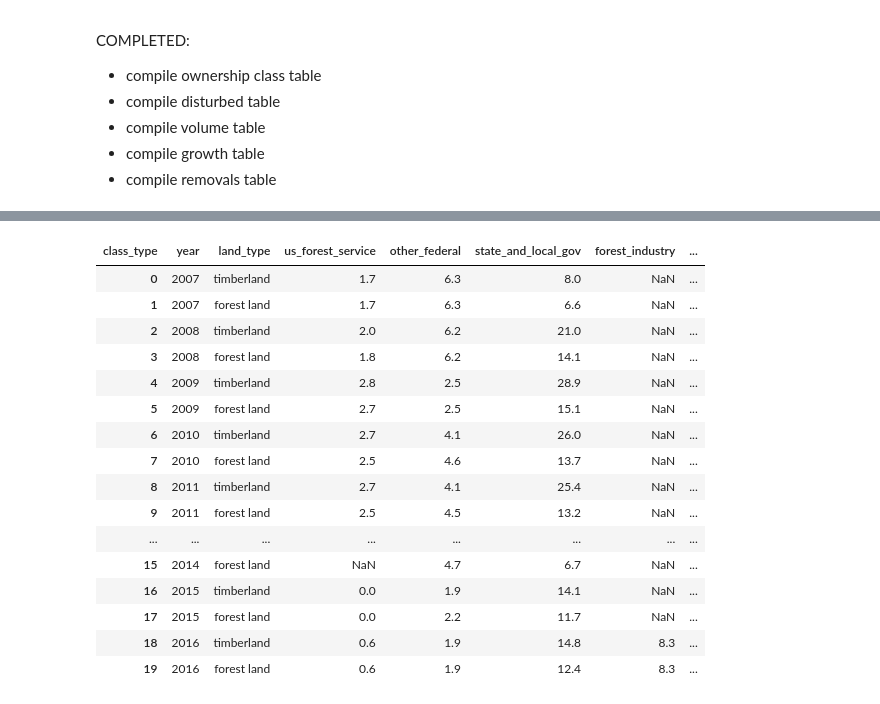
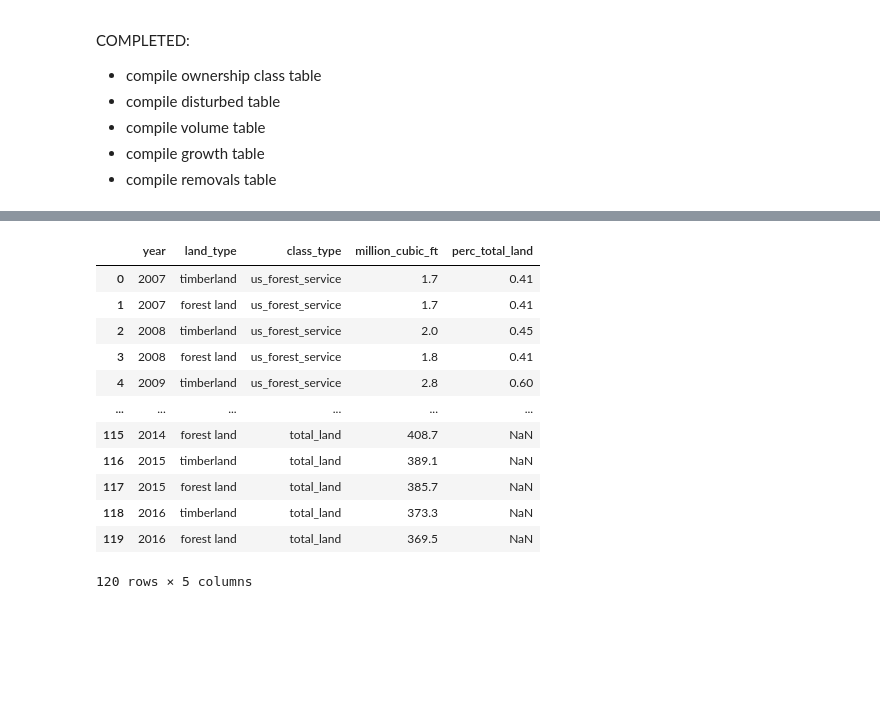
Before and after one commit to danileahacker/NSS-Capstone-Dani-Hacker, a Jupyter notebook: scripts/forests_cleaning.ipynb, the cells around one changed output, grey strips where cells are left out. Saved outputs shown, nothing was run; the diff lists cells and outputs as text; code cells hidden in the pictures; blank space fills up the shorter version.

```diff
--- a/scripts/forests_cleaning.ipynb
+++ b/scripts/forests_cleaning.ipynb
@@ -1539,50 +1567,54 @@ removal_2007.at[6, 'class_type']='other_federal'
 removal_2007.at[11, 'class_type']='state_and_local_gov'
 removal_2007.at[14, 'class_type']='nonindustrial_private'
 removal_2007.at[15, 'class_type']='total_land'
 removal_2007 = removal_2007.set_index('class_type')
 removal_2007 = removal_2007.transpose()[['us_forest_service', 'other_federal', 'state_and_local_gov', 'nonindustrial_private', 'total_land']].reset_index(drop=True)
 removal_2007['land_type'] = ['timberland', 'forest land']
 removal_2007['year'] = '2007'
 
 # combining all tables
 removal = pd.concat([removal_2007, removal_2008, removal_2009, removal_2010, removal_2011, removal_2012, removal_2013, removal_2014, removal_2015, removal_2016])
 removal = removal.reset_index(drop=True)
 removal = removal[['year', 'land_type', 'us_forest_service', 'other_federal', 'state_and_local_gov', 'forest_industry', 'nonindustrial_private', 'total_land']]
 
 # changing data type to numeric
 removal.us_forest_service = pd.to_numeric(removal.us_forest_service)
 removal.other_federal = pd.to_numeric(removal.other_federal)
 removal.state_and_local_gov = pd.to_numeric(removal.state_and_local_gov)
 removal.forest_industry = pd.to_numeric(removal.forest_industry)
 removal.nonindustrial_private = pd.to_numeric(removal.nonindustrial_private)
 removal.total_land = pd.to_numeric(removal.total_land)
 
 # adding perc columns
 removal['perc_us_forest_service'] = round(removal.us_forest_service/removal.total_land*100,2)
 removal['perc_other_federal'] = round(removal.other_federal/removal.total_land*100,2)
 removal['perc_state_and_local_gov'] = round(removal.state_and_local_gov/removal.total_land*100,2)
 removal['perc_forest_industry'] = round(removal.forest_industry/removal.total_land*100,2)
 removal['perc_nonindustrial_private'] = round(removal.nonindustrial_private/removal.total_land*100,2)
 
+# fixing format
+removal_sub = pd.melt(removal, id_vars=['year', 'land_type'], value_vars=['us_forest_service', 'other_federal', 'state_and_local_gov', 'forest_industry', 'nonindustrial_private', 'total_land'])
+removal_sub.columns = ['year', 'land_type', 'class_type', 'million_cubic_ft']
+removal_perc = removal.drop(columns=['us_forest_service', 'other_federal', 'state_and_local_gov', 'forest_industry', 'nonindustrial_private', 'total_land'])
+removal_perc.columns = ['year', 'land_type', 'us_forest_service', 'other_federal', 'state_and_local_gov', 'forest_industry', 'nonindustrial_private']
+removal_perc = pd.melt(removal_perc, id_vars=['year', 'land_type'], value_vars=['us_forest_service', 'other_federal', 'state_and_local_gov', 'forest_industry', 'nonindustrial_private'])
+removal_perc.columns = ['year', 'land_type', 'class_type', 'perc_total_land']
+removal = pd.merge(removal_sub, removal_perc, on=['year', 'land_type', 'class_type'], how='outer')
 removal
 # %% [output]
-| class_type | year | land_type | us_forest_service | other_federal | state_and_local_gov | forest_industry | ... |
-| 0 | 2007 | timberland | 1.7 | 6.3 | 8.0 | NaN | ... |
-| 1 | 2007 | forest land | 1.7 | 6.3 | 6.6 | NaN | ... |
-| 2 | 2008 | timberland | 2.0 | 6.2 | 21.0 | NaN | ... |
-| 3 | 2008 | forest land | 1.8 | 6.2 | 14.1 | NaN | ... |
-| 4 | 2009 | timberland | 2.8 | 2.5 | 28.9 | NaN | ... |
-| 5 | 2009 | forest land | 2.7 | 2.5 | 15.1 | NaN | ... |
-| 6 | 2010 | timberland | 2.7 | 4.1 | 26.0 | NaN | ... |
-| 7 | 2010 | forest land | 2.5 | 4.6 | 13.7 | NaN | ... |
-| 8 | 2011 | timberland | 2.7 | 4.1 | 25.4 | NaN | ... |
-| 9 | 2011 | forest land | 2.5 | 4.5 | 13.2 | NaN | ... |
-| ... | ... | ... | ... | ... | ... | ... | ... |
-| 15 | 2014 | forest land | NaN | 4.7 | 6.7 | NaN | ... |
-| 16 | 2015 | timberland | 0.0 | 1.9 | 14.1 | NaN | ... |
-| 17 | 2015 | forest land | 0.0 | 2.2 | 11.7 | NaN | ... |
-| 18 | 2016 | timberland | 0.6 | 1.9 | 14.8 | 8.3 | ... |
-| 19 | 2016 | forest land | 0.6 | 1.9 | 12.4 | 8.3 | ... |
+|  | year | land_type | class_type | million_cubic_ft | perc_total_land |
+| 0 | 2007 | timberland | us_forest_service | 1.7 | 0.41 |
+| 1 | 2007 | forest land | us_forest_service | 1.7 | 0.41 |
+| 2 | 2008 | timberland | us_forest_service | 2.0 | 0.45 |
+| 3 | 2008 | forest land | us_forest_service | 1.8 | 0.41 |
+| 4 | 2009 | timberland | us_forest_service | 2.8 | 0.60 |
+| ... | ... | ... | ... | ... | ... |
+| 115 | 2014 | forest land | total_land | 408.7 | NaN |
+| 116 | 2015 | timberland | total_land | 389.1 | NaN |
+| 117 | 2015 | forest land | total_land | 385.7 | NaN |
+| 118 | 2016 | timberland | total_land | 373.3 | NaN |
+| 119 | 2016 | forest land | total_land | 369.5 | NaN |
+120 rows × 5 columns
 # %%
 # exporting all tables into csv
 ownership_class.to_csv('trees_ownership_class.csv')
```
Also changed, not shown: parts of 7 cells of this notebook, 6 other files.
